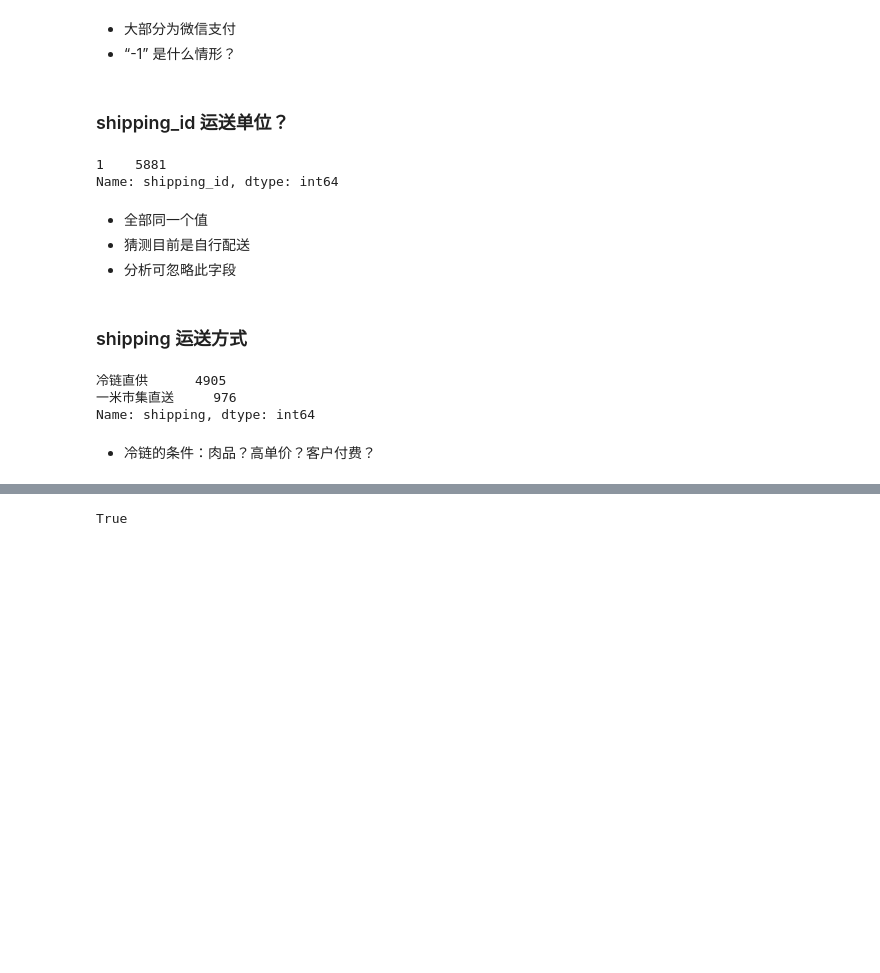
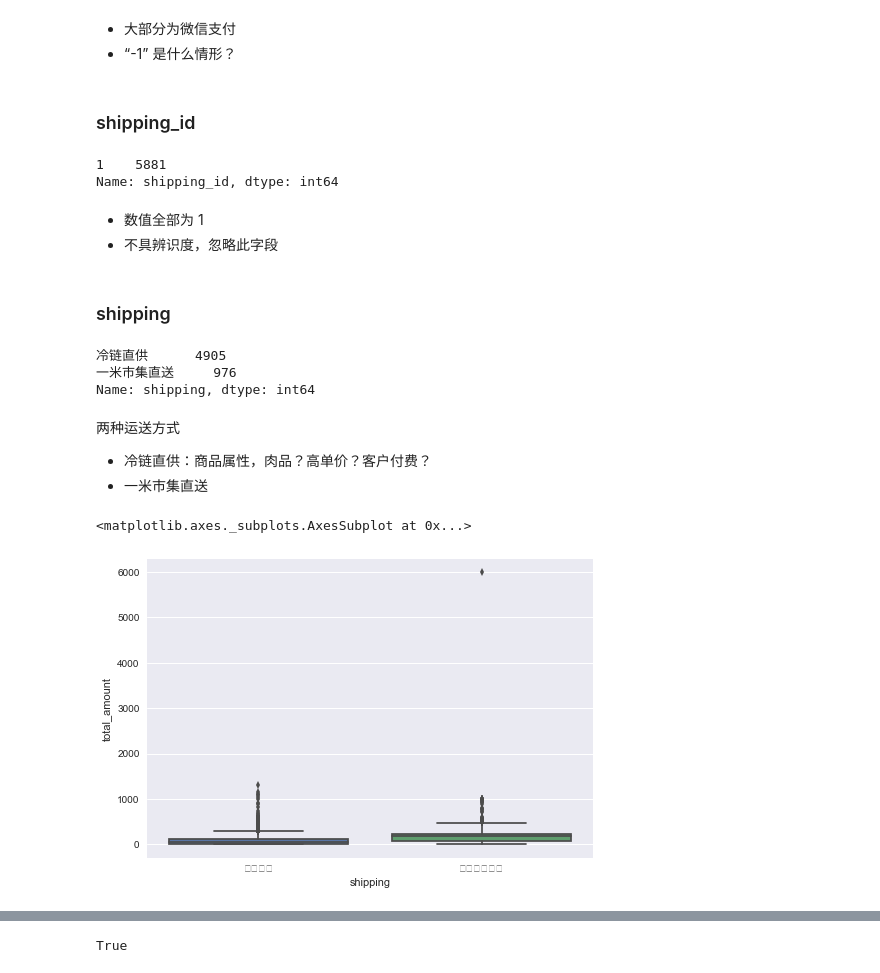
Before and after one commit to hugolu/learn-data-analysis, a Jupyter notebook: yimi/try-exploration.ipynb, the cells around one changed output, grey strips where cells are left out. Drawn from its saved outputs; the diff is of its cells as text; code cells hidden in the pictures; blank space fills up the shorter version.

```diff
--- a/yimi/try-exploration.ipynb
+++ b/yimi/try-exploration.ipynb
@@ -237,5 +268,5 @@ Name: payment, dtype: int64
 - 大部分为微信支付
 - “-1” 是什么情形？
 # %% [markdown]
-### shipping_id 运送单位？
+### shipping_id
 # %%
@@ -243,10 +275,9 @@ df.shipping_id.value_counts()
 # %% [output]
 1    5881
 Name: shipping_id, dtype: int64
-# %% [markdown]
-- 全部同一个值
-- 猜测目前是自行配送
-- 分析可忽略此字段
+# %% [markdown]
+- 数值全部为 1
+- 不具辨识度，忽略此字段
 # %% [markdown]
-### shipping 运送方式
+### shipping
 # %%
@@ -256,4 +288,13 @@ df.shipping.value_counts()
 一米市集直送     976
 Name: shipping, dtype: int64
 # %% [markdown]
-- 冷链的条件：肉品？高单价？客户付费？
+两种运送方式
+- 冷链直供：商品属性，肉品？高单价？客户付费？
+- 一米市集直送
+# %%
+# 观察运送方式跟订单价格的关系
+df.shipping.replace({'冷链直供': 0, '一米市集直送': 1}, inplace=True)
+sns.boxplot(x='shipping', y='total_amount', data=df)
+# %% [output]
+<matplotlib.axes._subplots.AxesSubplot at 0x...>
+[figure, added]
```
Also changed, not shown: parts of 171 cells of this notebook.
